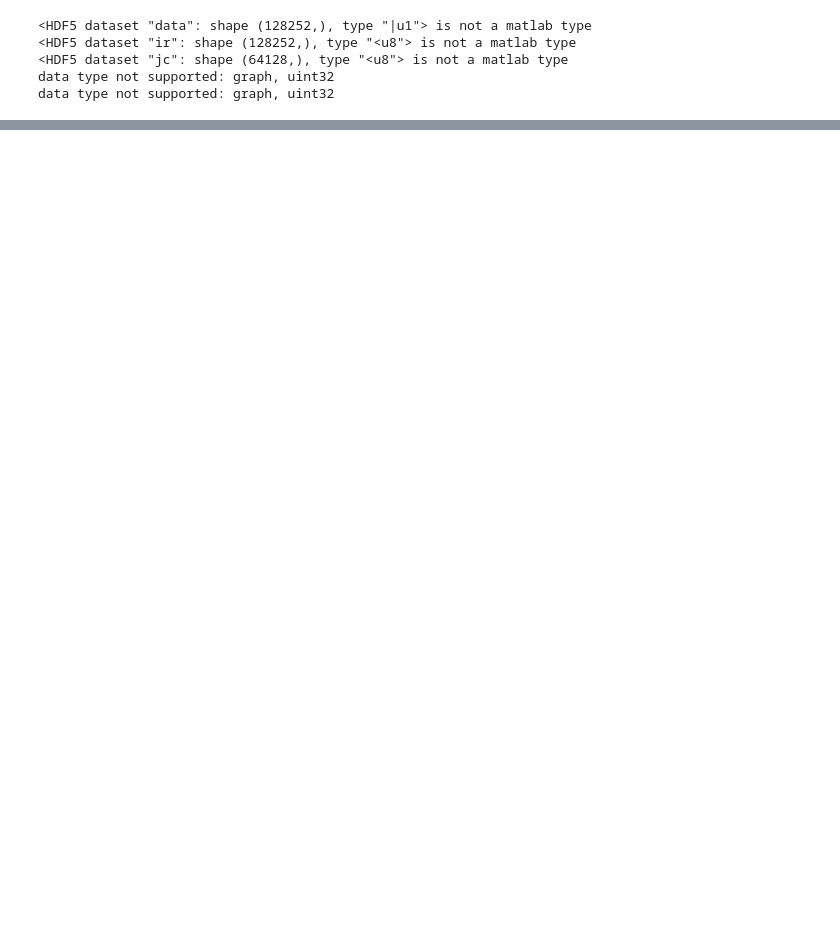
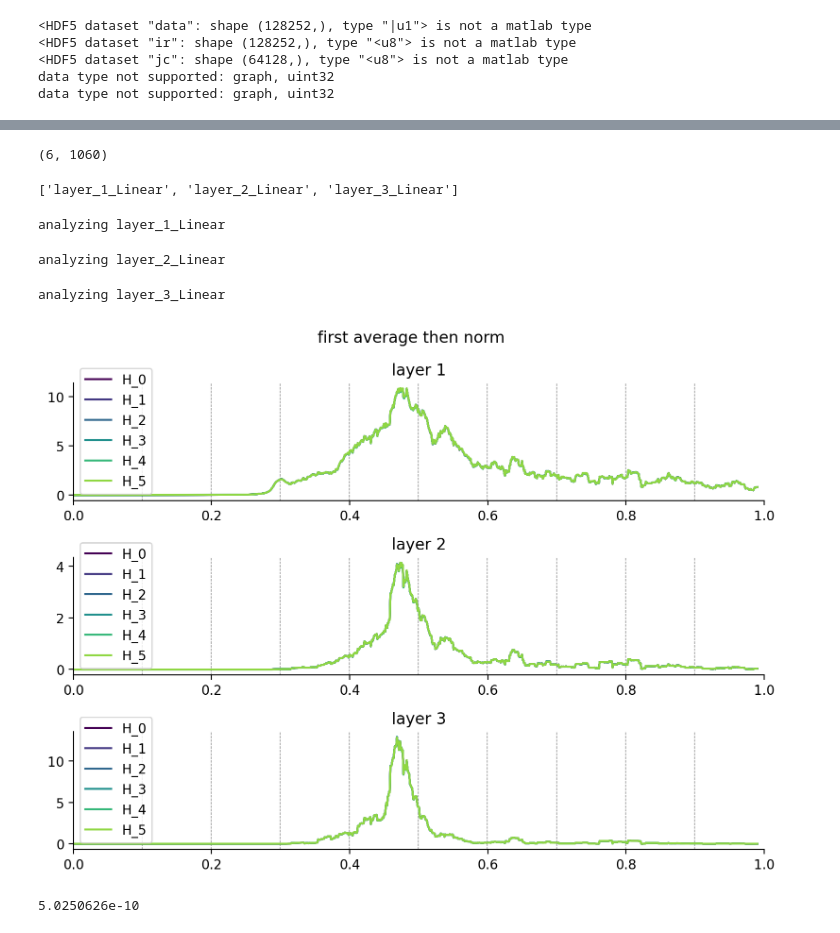
Before and after one commit to eghbalhosseini/neural_manifolds, a Jupyter notebook: create_gradient_figures_post_ICML.ipynb, the cells around one changed output, grey strips where cells are left out. Drawn from its saved outputs; the diff is of its cells as text; code cells hidden in the pictures; blank space fills up the shorter version.

```diff
--- a/create_gradient_figures_post_ICML.ipynb
+++ b/create_gradient_figures_post_ICML.ipynb
@@ -198,0 +351,2 @@ for h in range(all_grad.shape[1]):
+# %%
+hier_class_index=[[np.where(x==1) for x in y.transpose()] for y in tiled_transfo_mat]
@@ -198,0 +372,64 @@ for h in range(all_grad.shape[1]):
+# %%
+np.stack(training_l2)
+# %% [output]
+(6, 1060)
+# %%
+# doing it the second way
+layer_names = params.get_layer_names()[1:]
+layer_names
+# %% [output]
+['layer_1_Linear', 'layer_2_Linear', 'layer_3_Linear']
+# %%
+layer_gradient_dict=dict()
+for layer in layer_names:
+    print(f"analyzing {layer} \n")
+    layer_branch_data=dict()
+    all_grad_data = []
+        # method 1 , only analyze leaf node.
+    for idx, file in tqdm(enumerate(grad_pkl_files)):
+        g = pickle.load(open(file, 'rb'))
+        e = [np.asarray(x[layer]).squeeze() for x in g['results']]
+        all_grad_data.append(e)
+    e_=[[x.mean(axis=1) for x in y ] for y in all_grad_data]
+    layer_gradient_dict[layer]=e_
+# %% [output]
+analyzing layer_1_Linear
+analyzing layer_2_Linear
+analyzing layer_3_Linear
+# %%
+av_window=20
+num_colors=6+1
+h0=cm.get_cmap('viridis_r',num_colors)
+line_cols=np.flipud(h0(np.arange(num_colors)/num_colors))
+# %%
+xmin=0
+xmax=1
+av_window=20
+fig=plt.figure(1,figsize=(8,6),dpi=200,frameon=False)
+for layer_name, layer_res in layer_gradient_dict.items():
+    idx=layer_names.index(layer_name)
+    ax1=plt.subplot(3,1,idx+1)
+    #ax1=plt.subplot(2,3,1)
+    training_l2=np.stack([[np.linalg.norm(x.mean(axis=0)) for x in y] for y in  layer_res]).transpose()
+    for idy,res in enumerate(training_l2):
+
+        ax1.plot(moving_average(x_bar,av_window),moving_average(res,av_window),label=f"H_{idy}",color=line_cols[idy,:],linewidth=1.5)
+    ax1.legend()
+    ax1.set_title(f"layer {idx+1}")
+    ax1.spines['right'].set_visible(False)
+    ax1.spines['top'].set_visible(False)
+
+    ax1.vlines(epoch_bar,ax1.get_ylim()[0],ax1.get_ylim()[1],color=(.5,.5,.5),linestyle='dashed',linewidth=.5)
+    ax1.autoscale(enable=True, axis='x', tight=True)
+    ax1.autoscale(enable=True, axis='y', tight=True)
+    ax1.set_xlim((xmin,xmax))
+
+#ax1=plt.subplot(2,3,(7,8)
+plt.suptitle('first average then norm')
+plt.tight_layout()
+# %% [output]
+[figure, added]
+# %%
+np.mean(np.linalg.norm(layer_res[1][1],axis=1))
+# %% [output]
+5.0250626e-10
```
Also changed, not shown: parts of 29 cells of this notebook, 2 other files.
